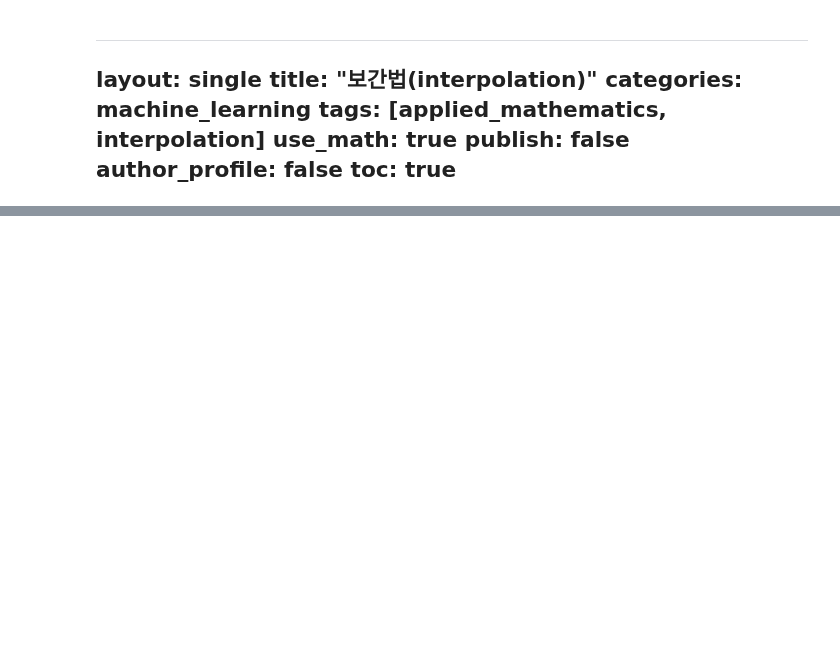
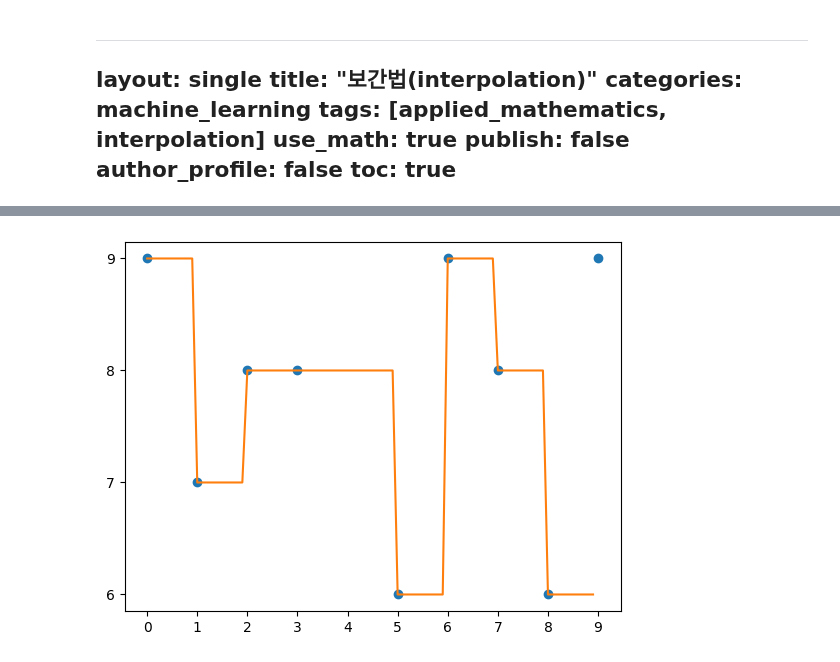
Before and after one commit to govin08/our-socar, a Jupyter notebook: assets/ipynb/2023-05-27-interpolation.ipynb, the cells around one changed output, grey strips where cells are left out. Saved outputs shown, nothing was run; the diff lists cells and outputs as text; code cells hidden in the pictures; blank space fills up the shorter version.

```diff
--- a/assets/ipynb/2023-05-27-interpolation.ipynb
+++ b/assets/ipynb/2023-05-27-interpolation.ipynb
@@ -65,0 +124,6 @@ $n+1$개의 점이 이미 찍혀있는 상태에서, 이 점들을 적절히 이
+# %%
+# 1.1.2 previous
+# ‘previous’ simply return the previous value of the point;
+interp('previous', "1.1.2a")
+# %% [output]
+[figure, added]
```
Also changed, not shown: parts of 46 cells of this notebook, 25 other files.
